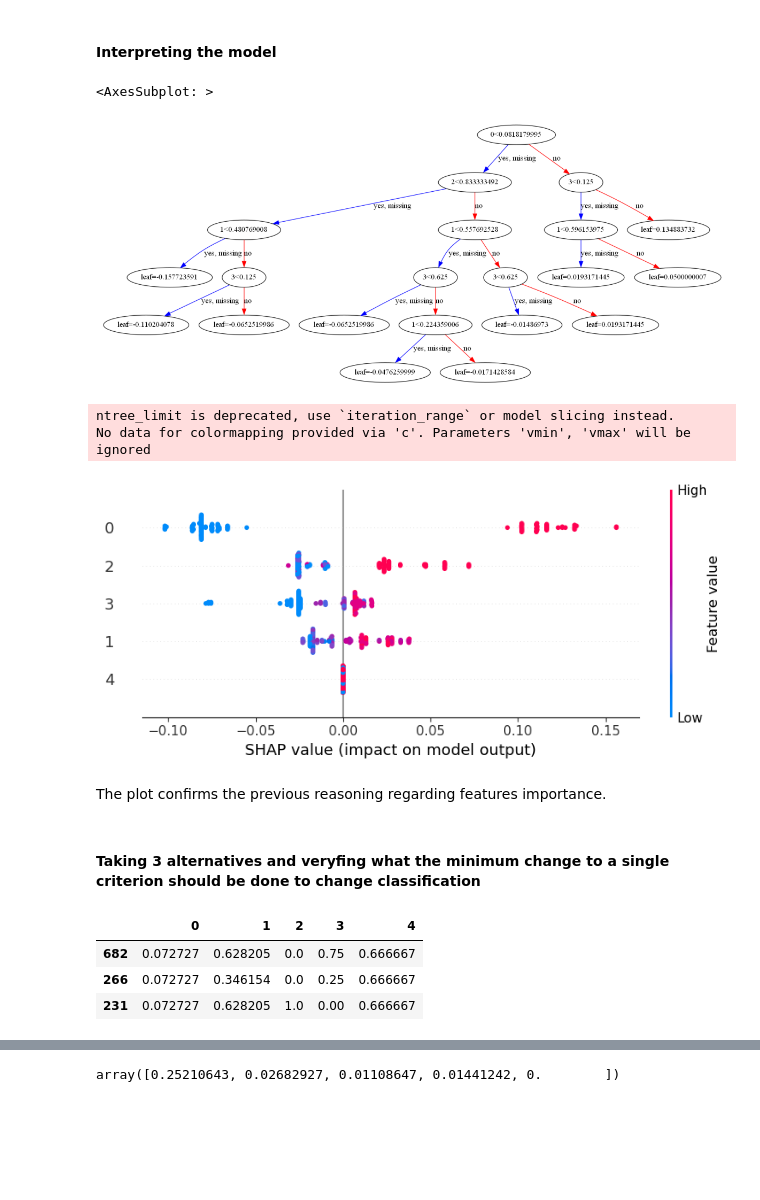
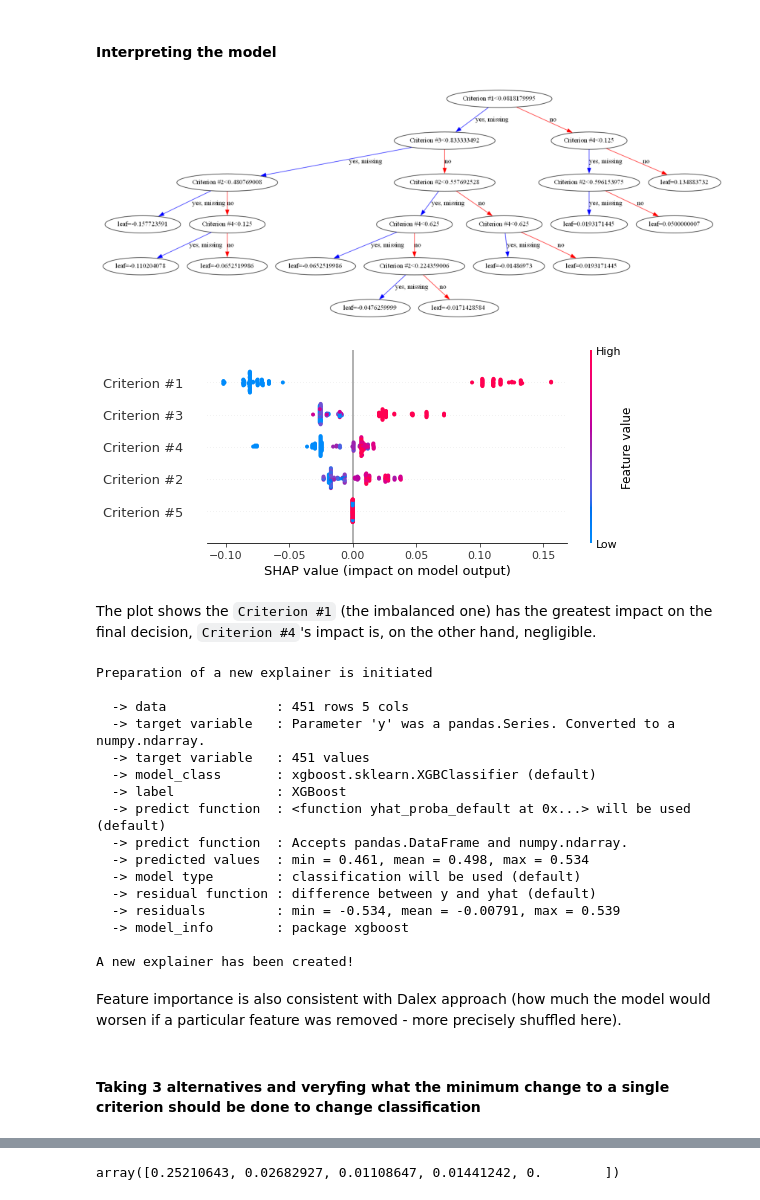
Before and after one commit to azywot/da-project3, a Jupyter notebook: Project3.ipynb, the cells around one changed output, grey strips where cells are left out. Cells and saved outputs as stored; diff of their text form; code cells hidden in the pictures; blank space fills up the shorter version.

```diff
--- a/Project3.ipynb
+++ b/Project3.ipynb
@@ -51,0 +59,4 @@ data.hist(bins=25, figsize=(8, 8));
+# %%
+columns_dict = {0: 'Criterion #1', 1: 'Criterion #2', 2: 'Criterion #3', 3: 'Criterion #4', 4: 'Criterion #5', 5:'Target'}
+data.rename(columns=columns_dict, inplace=True)
+data.describe()
@@ -54,8 +84,8 @@ One can see that the dataset is balanced (criterion 5 treated as target). Howeve
 # %%
 criteria_nr = 5
 data_input = data.iloc[:, :criteria_nr]
-data_target = data[criteria_nr]
+data_target = data['Target']
 
-print(data_input.head())
-print(data_target.head())
+display(data_input.head())
+display(data_target.head())
 # %% [output]
@@ -80,6 +110,6 @@ X_train, X_test, y_train, y_test = train_test_split(
 # %% [markdown]
 ### ML model - XGBoost
 # %%
-model = create_xgb_model(criteria_nr)
-_ = model.fit(X_train, y_train)
+model_xgboost = create_xgb_model(criteria_nr)
+model_xgboost.fit(X_train, y_train);
 # %%
@@ -106,15 +136,31 @@ AUC: 0.8358
 #### Interpreting the model
 # %%
 fig, ax = plt.subplots(figsize=(15, 15))
-plot_tree(model, ax=ax, num_trees=0)
+plot_tree(model_xgboost, ax=ax, num_trees=0);
 # %% [output]
-<AxesSubplot: >
-[figure, old version]
+[figure, new version]
 # %%
-explainer, shap_values = shap_tree_explainer(model, X_test, y_pred)
+shap_explainer, shap_values = shap_tree_explainer(model_xgboost, X_test, y_pred)
 # %% [output]
-ntree_limit is deprecated, use `iteration_range` or model slicing instead.
-No data for colormapping provided via 'c'. Parameters 'vmin', 'vmax' will be ignored
-[figure, old version]
+[figure, new version]
-# %% [markdown]
-The plot confirms the previous reasoning regarding features importance.
+# %% [markdown]
+The plot shows the `Criterion #1` (the imbalanced one) has the greatest impact on the final decision, `Criterion #4`'s impact is, on the other hand, negligible.
+# %%
+dalex_explainer = dx.Explainer(model_xgboost, X_train, y_train, label="XGBoost")
+# %% [output]
+Preparation of a new explainer is initiated
+
+  -> data              : 451 rows 5 cols
+  -> target variable   : Parameter 'y' was a pandas.Series. Converted to a numpy.ndarray.
+  -> target variable   : 451 values
+  -> model_class       : xgboost.sklearn.XGBClassifier (default)
+  -> label             : XGBoost
+  -> predict function  : <function yhat_proba_default at 0x...> will be used (default)
+  -> predict function  : Accepts pandas.DataFrame and numpy.ndarray.
+  -> predicted values  : min = 0.461, mean = 0.498, max = 0.534
+  -> model type        : classification will be used (default)
+  -> residual function : difference between y and yhat (default)
+  -> residuals         : min = -0.534, mean = -0.00791, max = 0.539
+  -> model_info        : package xgboost
+
+A new explainer has been created!
@@ -121,10 +170,4 @@ The plot confirms the previous reasoning regarding features importance.
+# %% [markdown]
+Feature importance is also consistent with Dalex approach (how much the model would worsen if a particular feature was removed - more precisely shuffled here).
 # %% [markdown]
 #### Taking 3 alternatives and veryfing what the minimum change to a single criterion should be done to change classification
-# %%
-samples_3 = X_test.iloc[:3].copy()
-samples_3
-# %% [output]
-|  | 0 | 1 | 2 | 3 | 4 |
-| 682 | 0.072727 | 0.628205 | 0.0 | 0.75 | 0.666667 |
-| 266 | 0.072727 | 0.346154 | 0.0 | 0.25 | 0.666667 |
-| 231 | 0.072727 | 0.628205 | 1.0 | 0.00 | 0.666667 |
```
Also changed, not shown: parts of 40 cells of this notebook, 2 other files.
